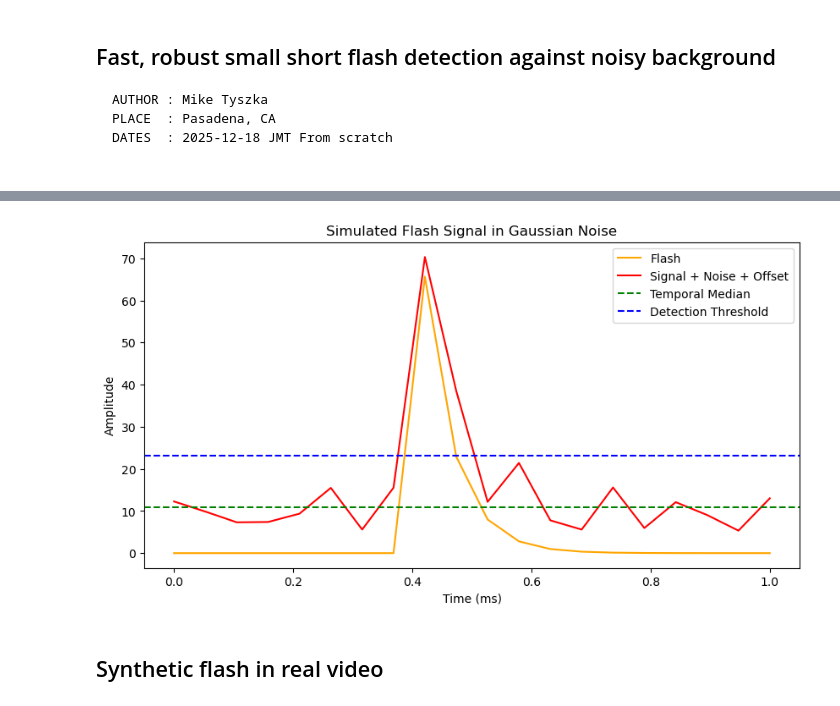
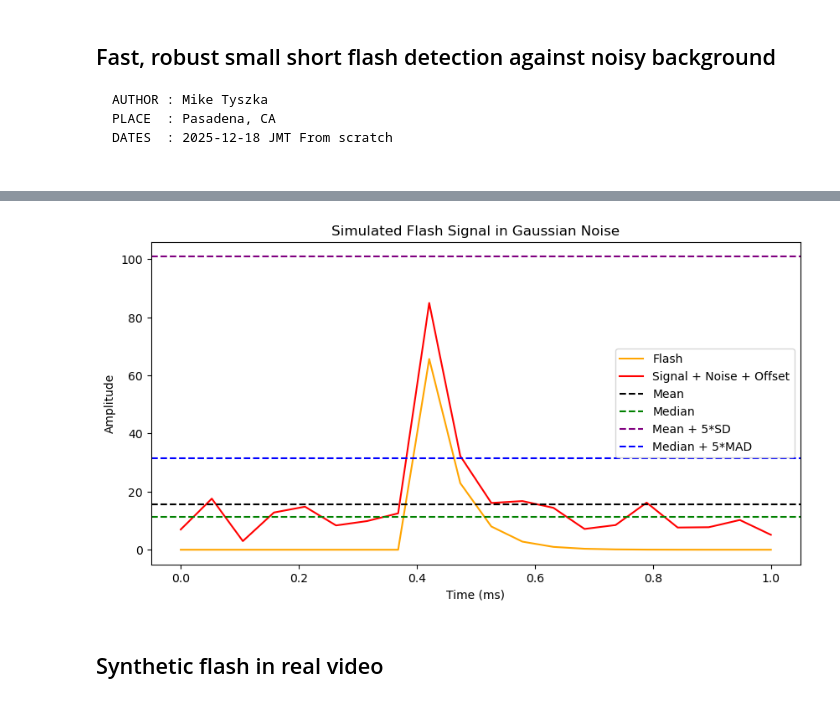
Before and after one commit to jmtyszka/lifdetector, a Jupyter notebook: notebooks/flash_detection.ipynb, the cells around one changed output, grey strips where cells are left out. Saved outputs shown, nothing was run; the diff lists cells and outputs as text; code cells hidden in the pictures.

Commit message:
Update notebook comparing median and mean detection

```diff
--- a/notebooks/flash_detection.ipynb
+++ b/notebooks/flash_detection.ipynb
@@ -21,7 +21,10 @@ import pandas as pd
 # cuda_available = False
 
 # Detect if CUDA is available for CuPy
-cuda_available = cp.cuda.is_available()
+try:
+    cuda_available = cp.cuda.is_available()
+except Exception:
+    cuda_available = False
 
 if cuda_available:
 
@@ -75,41 +62,50 @@ noise = npx.random.normal(0, sigma_n, t.shape)
 flash = npx.zeros_like(t)
 pre_flash_indices = t < t0
 post_flash_indices = t >= t0
 flash[post_flash_indices] = A * npx.exp(-(t[post_flash_indices] - t0) / tau)
 
 # Noisy flash signal
 signal = noise + flash + sensor_offset
 
 # Clip signal to be non-negative
 signal = npx.clip(signal, 0, None)
 
 # Calculate temporal median and MAD of noisy signal
-temporal_median = npx.median(signal)
-temporal_mad = npx.median(npx.abs(signal - temporal_median))
-threshold = temporal_median + 3 * temporal_mad
+tmedian = npx.median(signal)
+tmad = npx.median(npx.abs(signal - tmedian))
+tmean = npx.mean(signal)
+tstd = npx.std(signal)
+
+# Detection threshold: median + alpha * MAD
+alpha = 5.0
+rthresh = tmedian + alpha * tmad
+thresh = tmean + alpha * tstd
 
 # Plot the results and overlay the temporal median + 2 * MAD
 plt.figure(figsize=(10, 5))
 
 if cuda_available:
     t = t.get()
     noise = noise.get()
     flash = flash.get()
     signal = signal.get()
-    temporal_median = temporal_median.get()
-    threshold = threshold.get()
+    tmedian = tmedian.get()
+    rthresh = rthresh.get()
+    thresh = thresh.get()
 
 plt.plot(t, flash, label='Flash', color='orange')
 plt.plot(t, signal, label='Signal + Noise + Offset', color='red')
-plt.axhline(temporal_median, color='green', linestyle='--', label='Temporal Median')
-plt.axhline(threshold, color='blue', linestyle='--', label='Detection Threshold')
+plt.axhline(tmean, color='black', linestyle='--', label='Mean')
+plt.axhline(tmedian, color='green', linestyle='--', label='Median')
+plt.axhline(thresh, color='purple', linestyle='--', label='Mean + 5*SD')
+plt.axhline(rthresh, color='blue', linestyle='--', label='Median + 5*MAD')
 plt.xlabel('Time (ms)')
 plt.ylabel('Amplitude')
 plt.title('Simulated Flash Signal in Gaussian Noise')
 plt.legend()
 plt.show()
 # %% [output]
-[figure, old version]
+[figure, new version]
 # %% [markdown]
 ## Synthetic flash in real video
 # %%
```
Also changed, not shown: parts of 13 cells of this notebook, 3 other files.
